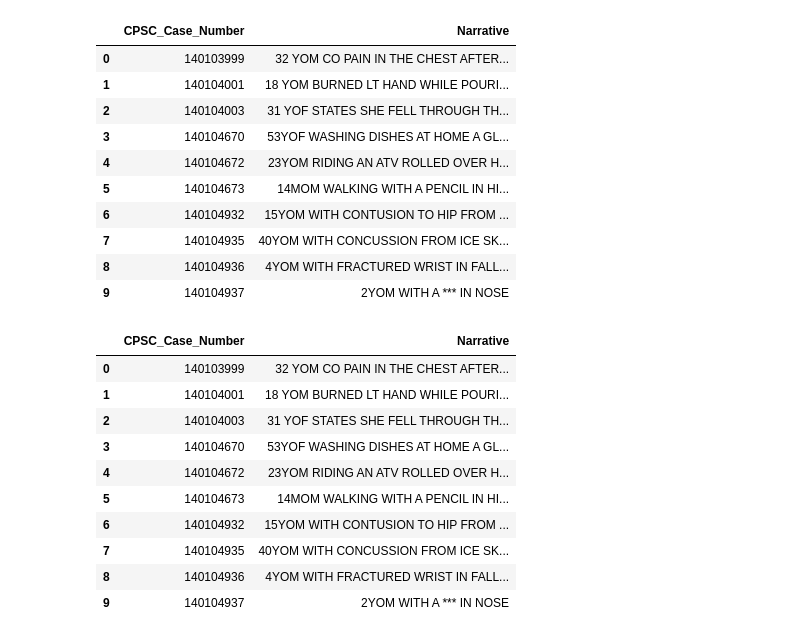
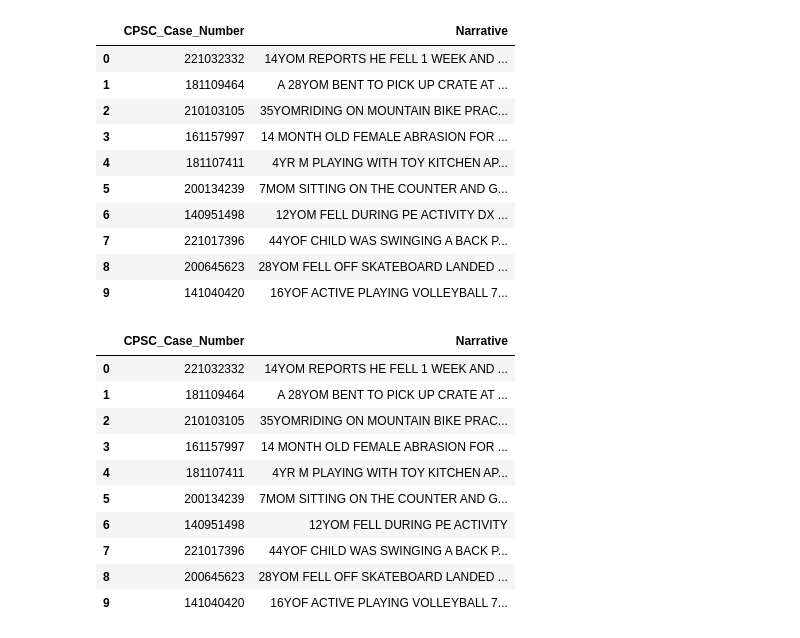
Before and after one commit to dva023/neiss-injury-analysis, a Jupyter notebook: notebooks/embedding_generation.ipynb, the cells around one changed output. Drawn from its saved outputs; the diff is of its cells as text; code cells hidden in the pictures.

```diff
--- a/notebooks/embedding_generation.ipynb
+++ b/notebooks/embedding_generation.ipynb
@@ -26,25 +73,25 @@ Requirement already satisfied: MarkupSafe>=2.0 in /home/eric/workspace/omscs/nei
 # %%
 import pandas as pd
 
-# data_size = '10p'
-data_size = 'full'
+data_size = '10p'
+# data_size = 'full'
 version = 'v1'
 
-data = pd.read_csv('../data/neiss_10p_sample.csv') if data_size == '10p' else pd.read_csv('../data/consolidated_cleaned_neiss_2014_2023.csv')
+data = pd.read_csv('../data/neiss_sample_10p.csv') if data_size == '10p' else pd.read_csv('../data/neiss_2014_2023_consolidated_cleaned.csv')
 data = data[['CPSC_Case_Number', 'Narrative' ]]
 data.head(10)
 # %% [output]
 |  | CPSC_Case_Number | Narrative |
-| 0 | 140103999 | 32 YOM CO PAIN IN THE CHEST AFTER... |
-| 1 | 140104001 | 18 YOM BURNED LT HAND WHILE POURI... |
-| 2 | 140104003 | 31 YOF STATES SHE FELL THROUGH TH... |
-| 3 | 140104670 | 53YOF WASHING DISHES AT HOME A GL... |
-| 4 | 140104672 | 23YOM RIDING AN ATV ROLLED OVER H... |
-| 5 | 140104673 | 14MOM WALKING WITH A PENCIL IN HI... |
-| 6 | 140104932 | 15YOM WITH CONTUSION TO HIP FROM ... |
-| 7 | 140104935 | 40YOM WITH CONCUSSION FROM ICE SK... |
-| 8 | 140104936 | 4YOM WITH FRACTURED WRIST IN FALL... |
-| 9 | 140104937 | 2YOM WITH A *** IN NOSE |
+| 0 | 221032332 | 14YOM REPORTS HE FELL 1 WEEK AND ... |
+| 1 | 181109464 | A 28YOM BENT TO PICK UP CRATE AT ... |
+| 2 | 210103105 | 35YOMRIDING ON MOUNTAIN BIKE PRAC... |
+| 3 | 161157997 | 14 MONTH OLD FEMALE ABRASION FOR ... |
+| 4 | 181107411 | 4YR M PLAYING WITH TOY KITCHEN AP... |
+| 5 | 200134239 | 7MOM SITTING ON THE COUNTER AND G... |
+| 6 | 140951498 | 12YOM FELL DURING PE ACTIVITY DX ... |
+| 7 | 221017396 | 44YOF CHILD WAS SWINGING A BACK P... |
+| 8 | 200645623 | 28YOM FELL OFF SKATEBOARD LANDED ... |
+| 9 | 141040420 | 16YOF ACTIVE PLAYING VOLLEYBALL 7... |
 # %%
 def remove_after_dx(narrative):
   if isinstance(narrative, str):
@@ -60,16 +107,16 @@ data.loc[:, 'Narrative'] = data['Narrative'].apply(remove_after_dx)
 data.head(10)
 # %% [output]
 |  | CPSC_Case_Number | Narrative |
-| 0 | 140103999 | 32 YOM CO PAIN IN THE CHEST AFTER... |
-| 1 | 140104001 | 18 YOM BURNED LT HAND WHILE POURI... |
-| 2 | 140104003 | 31 YOF STATES SHE FELL THROUGH TH... |
-| 3 | 140104670 | 53YOF WASHING DISHES AT HOME A GL... |
-| 4 | 140104672 | 23YOM RIDING AN ATV ROLLED OVER H... |
-| 5 | 140104673 | 14MOM WALKING WITH A PENCIL IN HI... |
-| 6 | 140104932 | 15YOM WITH CONTUSION TO HIP FROM ... |
-| 7 | 140104935 | 40YOM WITH CONCUSSION FROM ICE SK... |
-| 8 | 140104936 | 4YOM WITH FRACTURED WRIST IN FALL... |
-| 9 | 140104937 | 2YOM WITH A *** IN NOSE |
+| 0 | 221032332 | 14YOM REPORTS HE FELL 1 WEEK AND ... |
+| 1 | 181109464 | A 28YOM BENT TO PICK UP CRATE AT ... |
+| 2 | 210103105 | 35YOMRIDING ON MOUNTAIN BIKE PRAC... |
+| 3 | 161157997 | 14 MONTH OLD FEMALE ABRASION FOR ... |
+| 4 | 181107411 | 4YR M PLAYING WITH TOY KITCHEN AP... |
+| 5 | 200134239 | 7MOM SITTING ON THE COUNTER AND G... |
+| 6 | 140951498 | 12YOM FELL DURING PE ACTIVITY |
+| 7 | 221017396 | 44YOF CHILD WAS SWINGING A BACK P... |
+| 8 | 200645623 | 28YOM FELL OFF SKATEBOARD LANDED ... |
+| 9 | 141040420 | 16YOF ACTIVE PLAYING VOLLEYBALL 7... |
 # %%
 medical_terms = {
     "&": "and",
```
Also changed, not shown: parts of 6 cells of this notebook, 38 other files.
